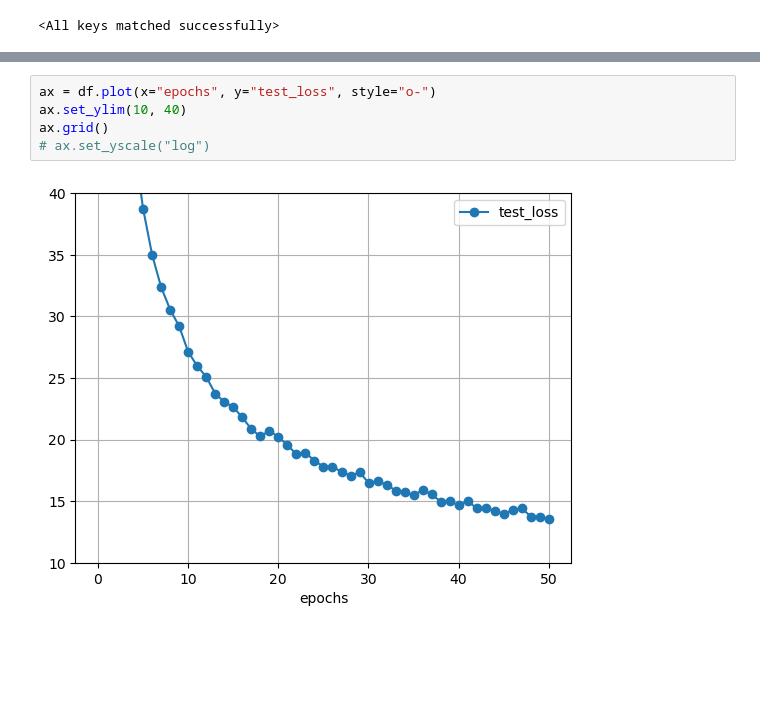
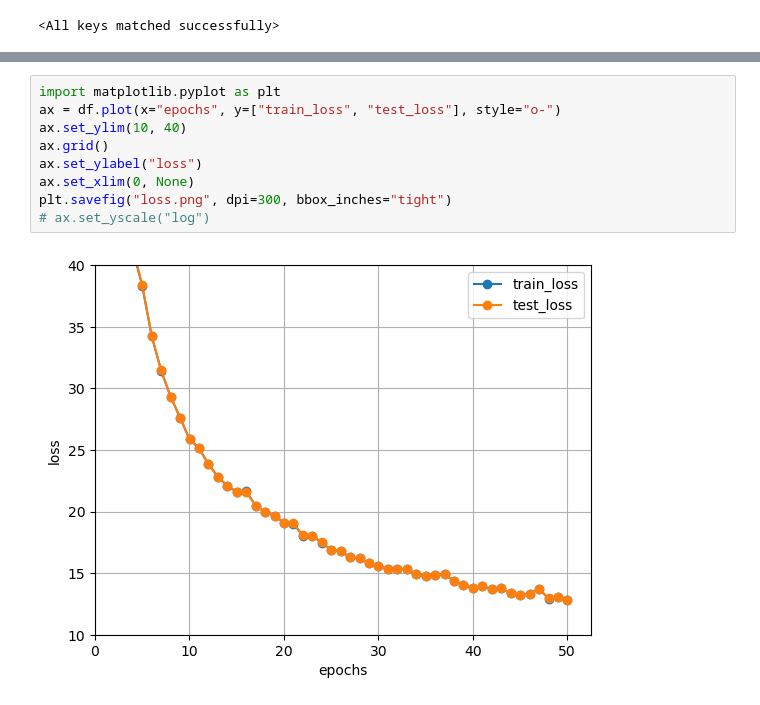
Before and after one commit to stsievert/adadamp-experiments, a Jupyter notebook: exp-autoencoder/viz-single.ipynb, the cells around one changed output, grey strips where cells are left out. Cells and saved outputs as stored; diff of their text form; blank space fills up the shorter version.

```diff
--- a/exp-autoencoder/viz-single.ipynb
+++ b/exp-autoencoder/viz-single.ipynb
@@ -77,10 +47,14 @@ list(sorted(df.columns))
 # %%
-ax = df.plot(x="epochs", y="test_loss", style="o-")
+import matplotlib.pyplot as plt
+ax = df.plot(x="epochs", y=["train_loss", "test_loss"], style="o-")
 ax.set_ylim(10, 40)
 ax.grid()
+ax.set_ylabel("loss")
+ax.set_xlim(0, None)
+plt.savefig("loss.png", dpi=300, bbox_inches="tight")
 # ax.set_yscale("log")
 # %% [output]
-[figure, old version]
+[figure, new version]
 # %%
 ax = df_train.plot(x="epochs", y="batch_loss")
 ax.set_ylim(0, 40)
```
Also changed, not shown: parts of 12 cells of this notebook, 1 other file.
